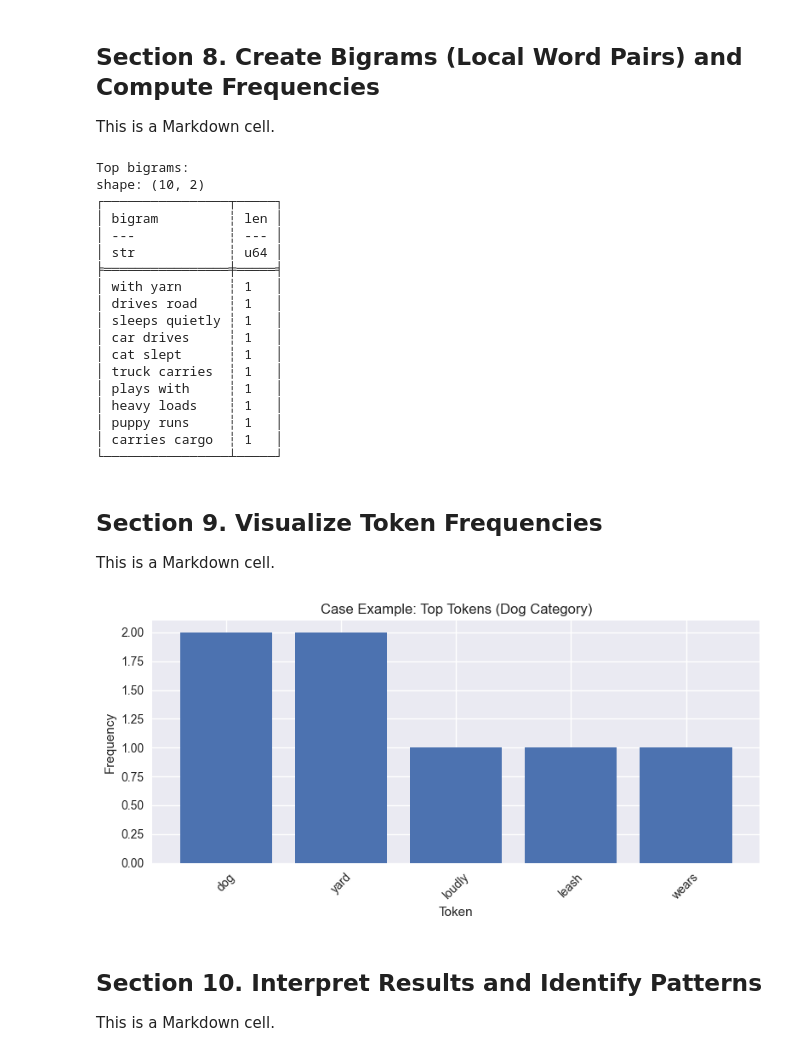
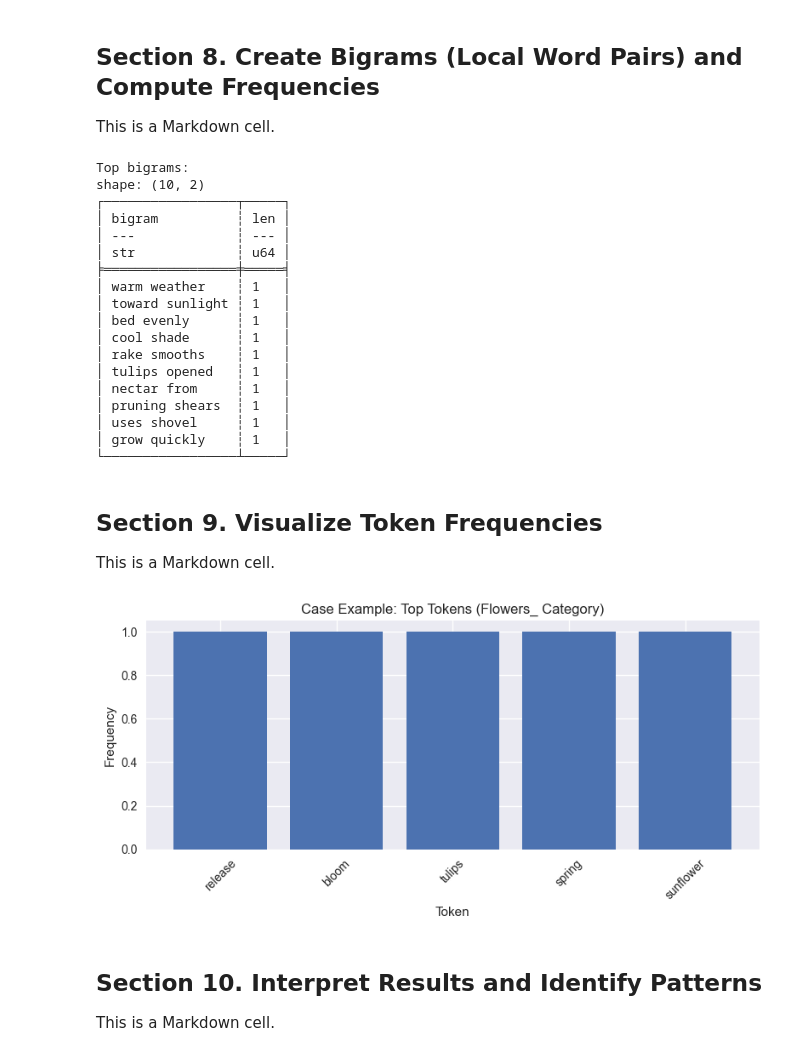
Before and after one commit to RucuAvinash/nlp-03-text-exploration, a Jupyter notebook: notebooks/nlp_corpus_explore_Rucu.ipynb, the cells around one changed output. Drawn from its saved outputs; the diff is of its cells as text; code cells hidden in the pictures.

```diff
--- a/notebooks/nlp_corpus_explore_Rucu.ipynb
+++ b/notebooks/nlp_corpus_explore_Rucu.ipynb
@@ -144,0 +116,30 @@ Corpus contains 14 documents.
+# %%
+# Section 2 Python cell
+
+# A corpus is a collection of text documents.
+# Each document is associated with a category label.
+# Use a list of dictionaries to represent the corpus in memory.
+# A dictionary uses labeled key:value pairs.
+# Key:value pairs let us store the category and the text together.
+
+corpus = [
+    {"category": "flowers", "text": "The roses bloom brightly in spring."},
+    {"category": "flowers", "text": "A sunflower turns toward the sunlight."},
+    {"category": "flowers", "text": "Lavender plants release a calming scent."},
+    {"category": "flowers", "text": "The tulips opened after the morning rain."},
+    {"category": "tools", "text": "A gardener uses a shovel to dig the soil."},
+    {"category": "tools", "text": "The watering can keeps the plants hydrated."},
+    {"category": "tools", "text": "Pruning shears help trim dead branches."},
+    {"category": "tools", "text": "A rake smooths the garden bed evenly."},
+    {"category": "insects", "text": "Bees collect nectar from blooming flowers."},
+    {"category": "insects", "text": "Butterflies rest on the leaves."},
+    {"category": "insects", "text": "Ladybugs help control garden pests."},
+    {"category": "insects", "text": "Ants build tiny tunnels in the soil."},
+    {"category": "vegetables", "text": "Tomato plants grow quickly in warm weather."},
+    {"category": "vegetables", "text": "Carrots develop deep roots underground."},
+    {"category": "vegetables", "text": "Lettuce leaves stay crisp in cool shade."},
+    {"category": "vegetables", "text": "Cucumbers climb along the garden trellis."},
+]
+
+
+print(f"Corpus contains {len(corpus)} documents.")
@@ -450,22 +453,22 @@ print(bigram_freq_df.head(10))
 # %% [output]
 Top bigrams:
 shape: (10, 2)
-┌────────────────┬─────┐
-│ bigram         ┆ len │
-│ ---            ┆ --- │
-│ str            ┆ u64 │
-╞════════════════╪═════╡
-│ with yarn      ┆ 1   │
-│ drives road    ┆ 1   │
-│ sleeps quietly ┆ 1   │
-│ car drives     ┆ 1   │
-│ cat slept      ┆ 1   │
-│ truck carries  ┆ 1   │
-│ plays with     ┆ 1   │
-│ heavy loads    ┆ 1   │
-│ puppy runs     ┆ 1   │
-│ carries cargo  ┆ 1   │
-└────────────────┴─────┘
+┌─────────────────┬─────┐
+│ bigram          ┆ len │
+│ ---             ┆ --- │
+│ str             ┆ u64 │
+╞═════════════════╪═════╡
+│ warm weather    ┆ 1   │
+│ toward sunlight ┆ 1   │
+│ bed evenly      ┆ 1   │
+│ cool shade      ┆ 1   │
+│ rake smooths    ┆ 1   │
+│ tulips opened   ┆ 1   │
+│ nectar from     ┆ 1   │
+│ pruning shears  ┆ 1   │
+│ uses shovel     ┆ 1   │
+│ grow quickly    ┆ 1   │
+└─────────────────┴─────┘
 # %% [markdown]
 ## Section 9. Visualize Token Frequencies
 
@@ -473,34 +476,34 @@ This is a Markdown cell.
 # %%
 # Section 9 Python cell
 
 # Define a new DataFrame that filters the category frequency DataFrame
 # to get the top 5 tokens for the "dog" category.
-dog_df = category_freq_df.filter(pl.col("category") == "dog").head(5)
+flowers_df = category_freq_df.filter(pl.col("category") == "flowers").head(5)
 
 # Create a figure that is 8 inches wide and 4 inches tall
 plt.figure(figsize=(8, 4))
 
 # Add a bar chart to the figure using the tokens as the x-axis and their frequencies as the y-axis.
-plt.bar(dog_df["token"], dog_df["len"])
+plt.bar(flowers_df["token"], flowers_df["len"])
 
 # Define the x-axis tick parameters to rotate the labels by 45 degrees for better readability.
 # The gca() function gets the current axes of the plot, and tick_params() is used to set the rotation of the x-axis labels.
 ax = plt.gca()
 ax.tick_params(axis="x", labelrotation=45)
 
 # Set the title and labels for the axes of the plot.
-plt.title("Case Example: Top Tokens (Dog Category)")
+plt.title("Case Example: Top Tokens (Flowers_ Category)")
 plt.xlabel("Token")
 plt.ylabel("Frequency")
 
 # Adjust the layout of the plot to prevent overlap and ensure everything fits well.
 plt.tight_layout()
 
 # Display the plot on the screen.
 # The execution of the script will pause until the plot window is closed.
 plt.show()
 # %% [output]
-[figure, old version]
+[figure, new version]
 # %% [markdown]
 ## Section 10. Interpret Results and Identify Patterns
 
```
Also changed, not shown: parts of 11 cells of this notebook, 1 other file.
